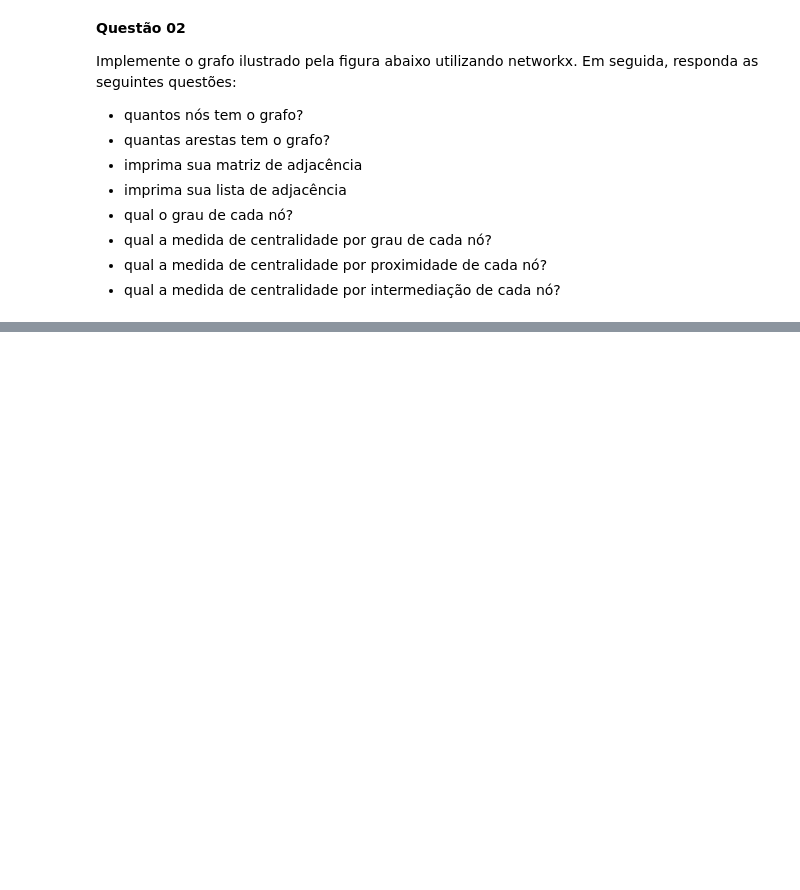
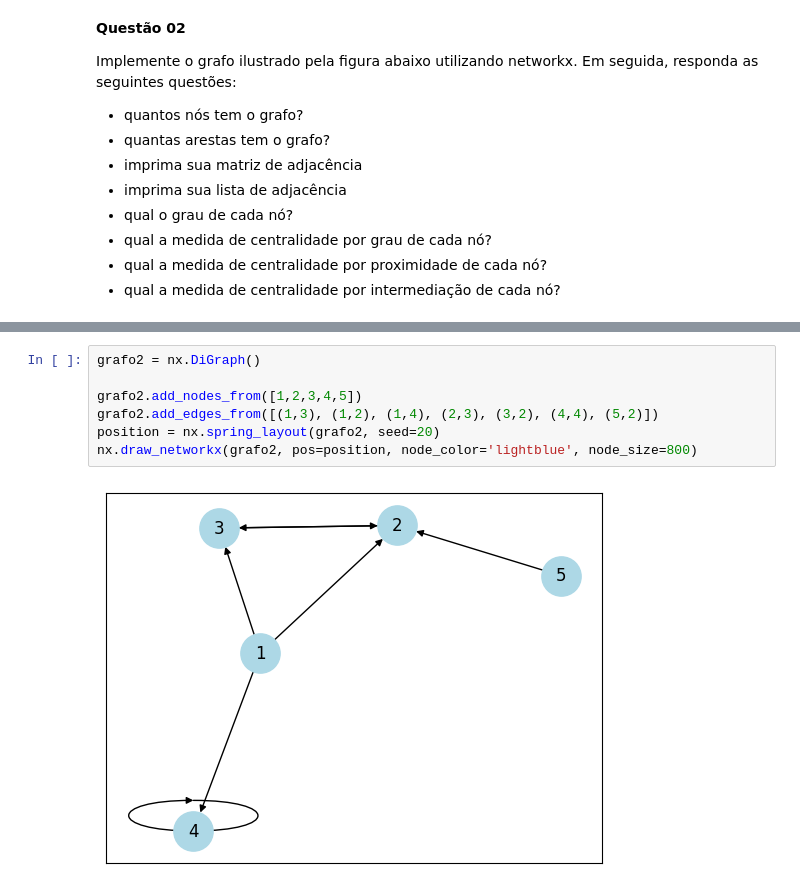
Before and after one commit to fernandobrancher/exercices_module4, a Jupyter notebook: Exercícios_4_7_Grafos_com_NetworkX.ipynb, the cells around one changed output, grey strips where cells are left out. Drawn from its saved outputs; the diff is of its cells as text; blank space fills up the shorter version.

```diff
--- a/Exercícios_4_7_Grafos_com_NetworkX.ipynb
+++ b/Exercícios_4_7_Grafos_com_NetworkX.ipynb
@@ -778,3 +853,12 @@ Implemente o grafo ilustrado pela figura abaixo utilizando networkx. Em seguida,
 - qual a medida de centralidade por intermediação de cada nó?
 # %% [markdown]
 <img src=https://ycpcs.github.io/cs360-spring2019/lectures/images/lecture15/digraph.png width=400>
+# %%
+grafo2 = nx.DiGraph()
+
+grafo2.add_nodes_from([1,2,3,4,5])
+grafo2.add_edges_from([(1,3), (1,2), (1,4), (2,3), (3,2), (4,4), (5,2)])
+position = nx.spring_layout(grafo2, seed=20)
+nx.draw_networkx(grafo2, pos=position, node_color='lightblue', node_size=800)
+# %% [output]
+[figure, added]
```
Also changed, not shown: parts of 7 cells of this notebook.
